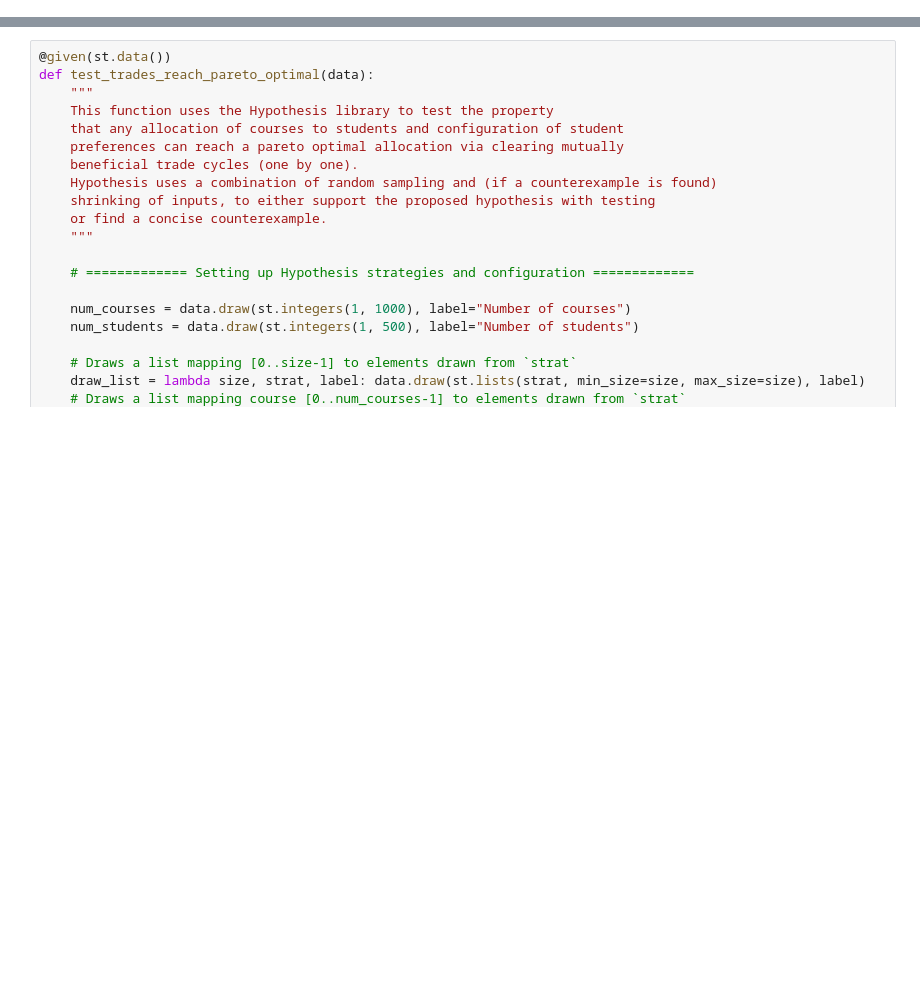
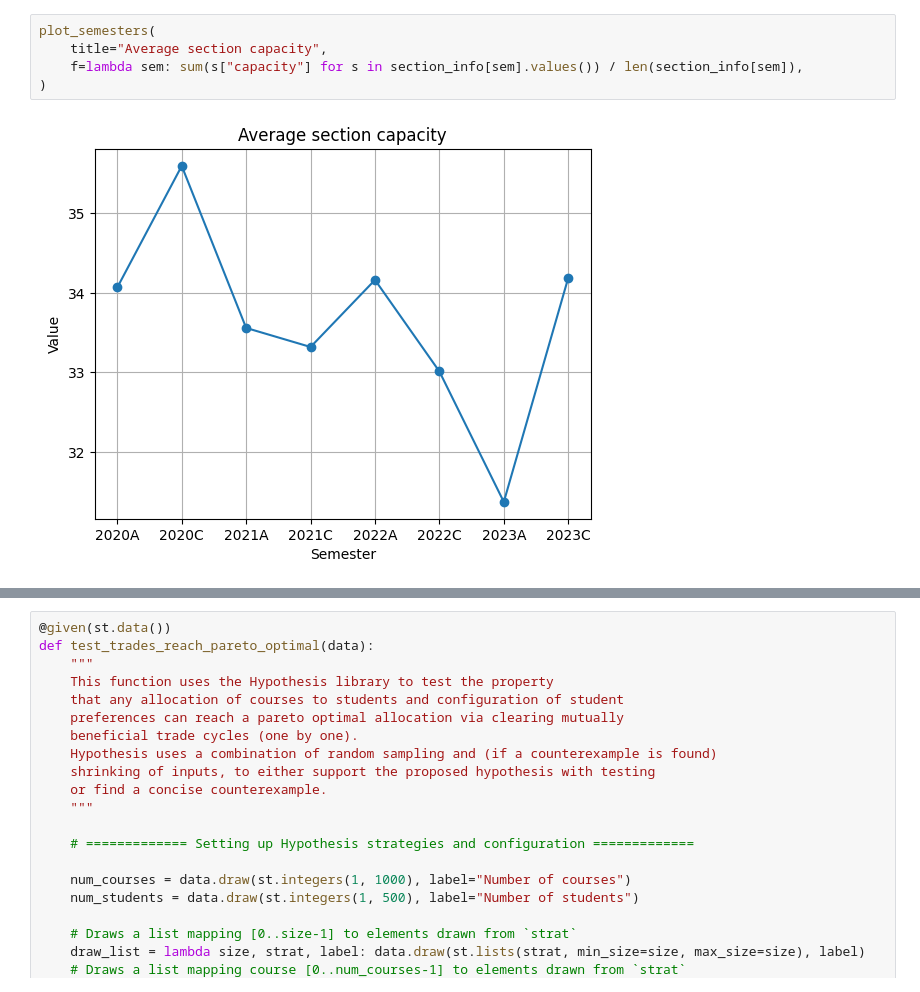
Before and after one commit to mureytasroc/course-trading, a Jupyter notebook: pareto_optimality.ipynb, the cells around one changed output, grey strips where cells are left out. Saved outputs shown, nothing was run; the diff lists cells and outputs as text; blank space fills up the shorter version.

```diff
--- a/pareto_optimality.ipynb
+++ b/pareto_optimality.ipynb
@@ -35,0 +268,7 @@ def clear_trades(num_courses, num_students, desired_num_courses, course_preferen
+# %%
+plot_semesters(
+    title="Average section capacity",
+    f=lambda sem: sum(s["capacity"] for s in section_info[sem].values()) / len(section_info[sem]),
+)
+# %% [output]
+[figure, added]
```
Also changed, not shown: parts of 52 cells of this notebook, 5 other files.
